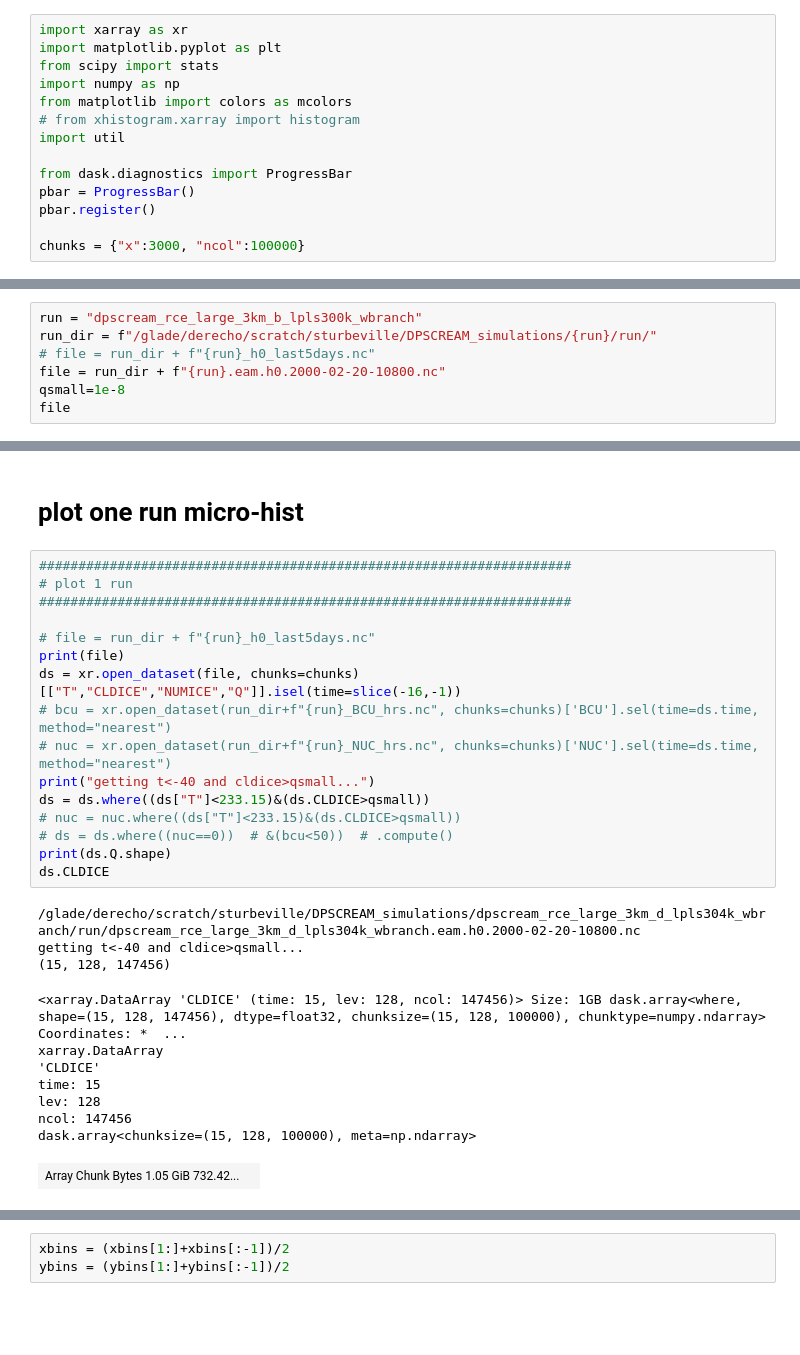
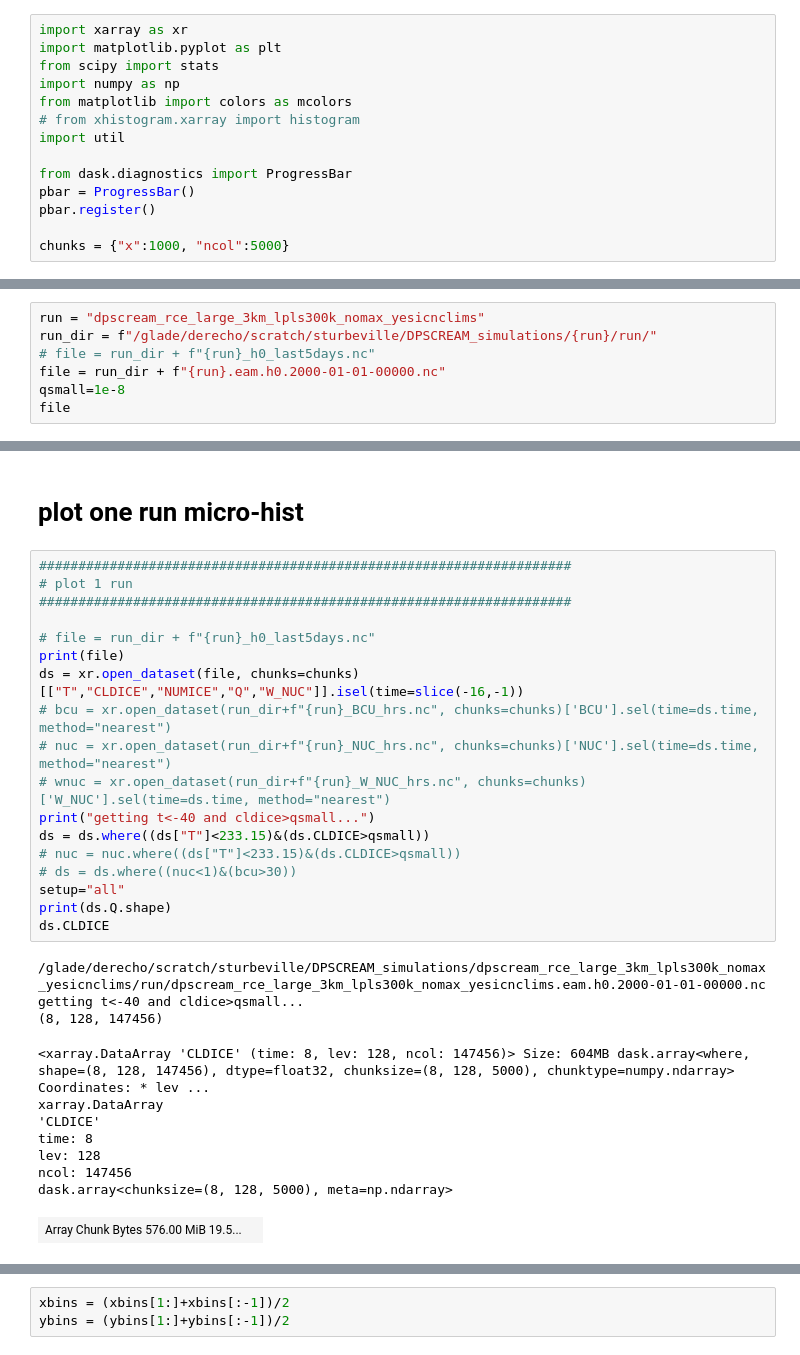
Before and after one commit to smturbev/scmlib, a Jupyter notebook: DP_diagnostics/notebooks/large_domain/micro_p3_hist-large.ipynb, the cells around one changed output, grey strips where cells are left out. Drawn from its saved outputs; the diff is of its cells as text; blank space fills up the shorter version.

```diff
--- a/DP_diagnostics/notebooks/large_domain/micro_p3_hist-large.ipynb
+++ b/DP_diagnostics/notebooks/large_domain/micro_p3_hist-large.ipynb
@@ -11,4 +11,4 @@ from dask.diagnostics import ProgressBar
 pbar = ProgressBar()
 pbar.register()
 
-chunks = {"x":3000, "ncol":100000}
+chunks = {"x":1000, "ncol":5000}
@@ -15,8 +17,8 @@ chunks = {"x":3000, "ncol":100000}
 # %%
-run = "dpscream_rce_large_3km_b_lpls300k_wbranch"
+run = "dpscream_rce_large_3km_lpls300k_nomax_yesicnclims"
 run_dir = f"/glade/derecho/scratch/sturbeville/DPSCREAM_simulations/{run}/run/"
 # file = run_dir + f"{run}_h0_last5days.nc"
-file = run_dir + f"{run}.eam.h0.2000-02-20-10800.nc"
+file = run_dir + f"{run}.eam.h0.2000-01-01-00000.nc"
 qsmall=1e-8
 file
 # %% [output]
@@ -404,31 +406,33 @@ plotting... saved as ../plots/large/kramer_IWC-T_histogram_run_dpscream_rce_larg
 # %%
 ####################################################################
 # plot 1 run
 ####################################################################
 
 # file = run_dir + f"{run}_h0_last5days.nc"
 print(file)
-ds = xr.open_dataset(file, chunks=chunks)[["T","CLDICE","NUMICE","Q"]].isel(time=slice(-16,-1))
+ds = xr.open_dataset(file, chunks=chunks)[["T","CLDICE","NUMICE","Q","W_NUC"]].isel(time=slice(-16,-1))
 # bcu = xr.open_dataset(run_dir+f"{run}_BCU_hrs.nc", chunks=chunks)['BCU'].sel(time=ds.time, method="nearest")
 # nuc = xr.open_dataset(run_dir+f"{run}_NUC_hrs.nc", chunks=chunks)['NUC'].sel(time=ds.time, method="nearest")
+# wnuc = xr.open_dataset(run_dir+f"{run}_W_NUC_hrs.nc", chunks=chunks)['W_NUC'].sel(time=ds.time, method="nearest")
 print("getting t<-40 and cldice>qsmall...")
 ds = ds.where((ds["T"]<233.15)&(ds.CLDICE>qsmall))
 # nuc = nuc.where((ds["T"]<233.15)&(ds.CLDICE>qsmall))
-# ds = ds.where((nuc==0))  # &(bcu<50))  # .compute()
+# ds = ds.where((nuc<1)&(bcu>30))
+setup="all"
 print(ds.Q.shape)
 ds.CLDICE
 # %% [output]
-/glade/derecho/scratch/sturbeville/DPSCREAM_simulations/dpscream_rce_large_3km_d_lpls304k_wbranch/run/dpscream_rce_large_3km_d_lpls304k_wbranch.eam.h0.2000-02-20-10800.nc
+/glade/derecho/scratch/sturbeville/DPSCREAM_simulations/dpscream_rce_large_3km_lpls300k_nomax_yesicnclims/run/dpscream_rce_large_3km_lpls300k_nomax_yesicnclims.eam.h0.2000-01-01-00000.nc
 getting t<-40 and cldice>qsmall...
-(15, 128, 147456)
+(8, 128, 147456)
-<xarray.DataArray 'CLDICE' (time: 15, lev: 128, ncol: 147456)> Size: 1GB dask.array<where, shape=(15, 128, 147456), dtype=float32, chunksize=(15, 128, 100000), chunktype=numpy.ndarray> Coordinates: *  ...
+<xarray.DataArray 'CLDICE' (time: 8, lev: 128, ncol: 147456)> Size: 604MB dask.array<where, shape=(8, 128, 147456), dtype=float32, chunksize=(8, 128, 5000), chunktype=numpy.ndarray> Coordinates: * lev ...
 xarray.DataArray
 'CLDICE'
-time: 15
+time: 8
 lev: 128
 ncol: 147456
-dask.array<chunksize=(15, 128, 100000), meta=np.ndarray>
+dask.array<chunksize=(8, 128, 5000), meta=np.ndarray>
-| Array Chunk Bytes 1.05 GiB 732.42... |  |
+| Array Chunk Bytes 576.00 MiB 19.5... |  |
 Coordinates: (2)
 lev
 (lev)
```
Also changed, not shown: parts of 16 cells of this notebook, 31 other files.
